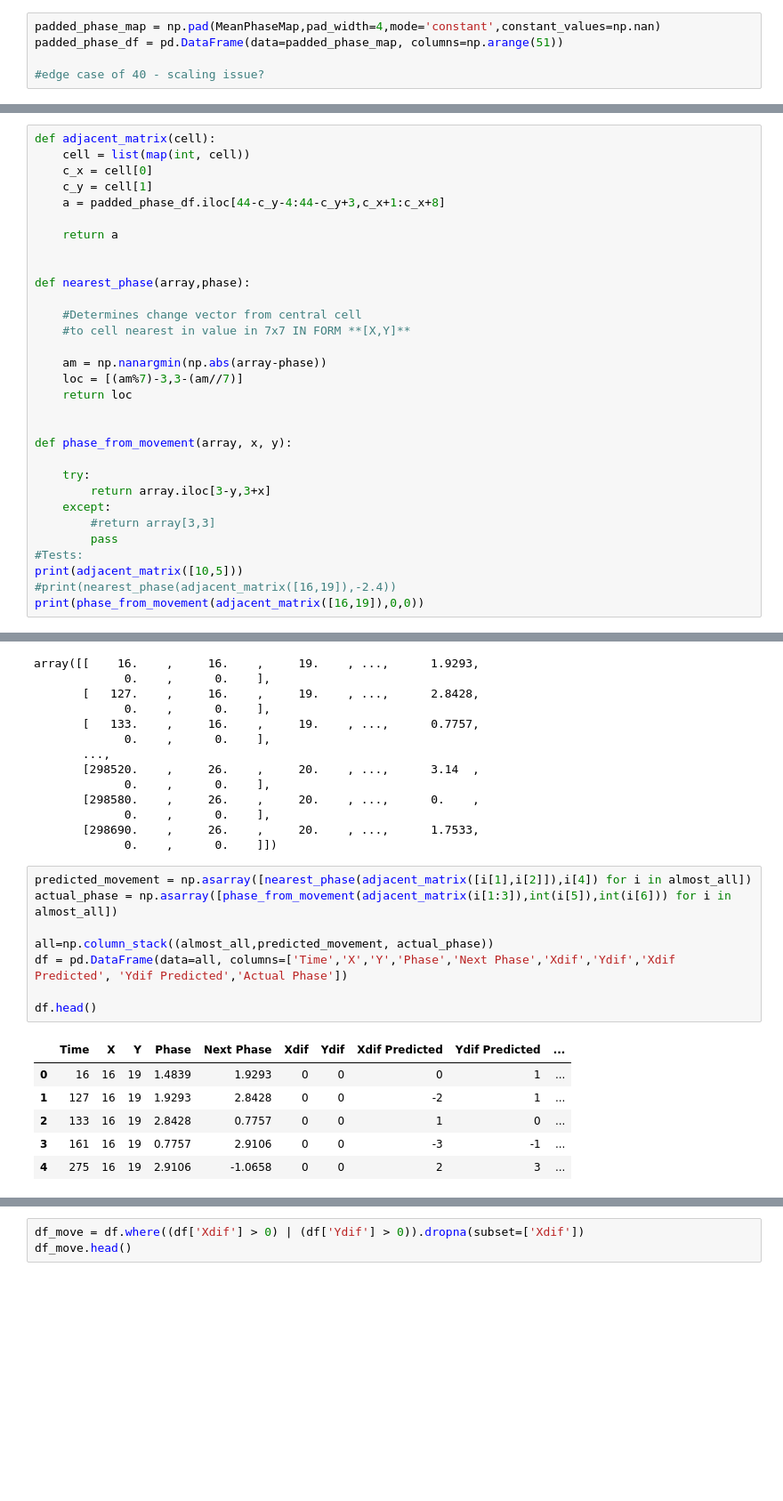
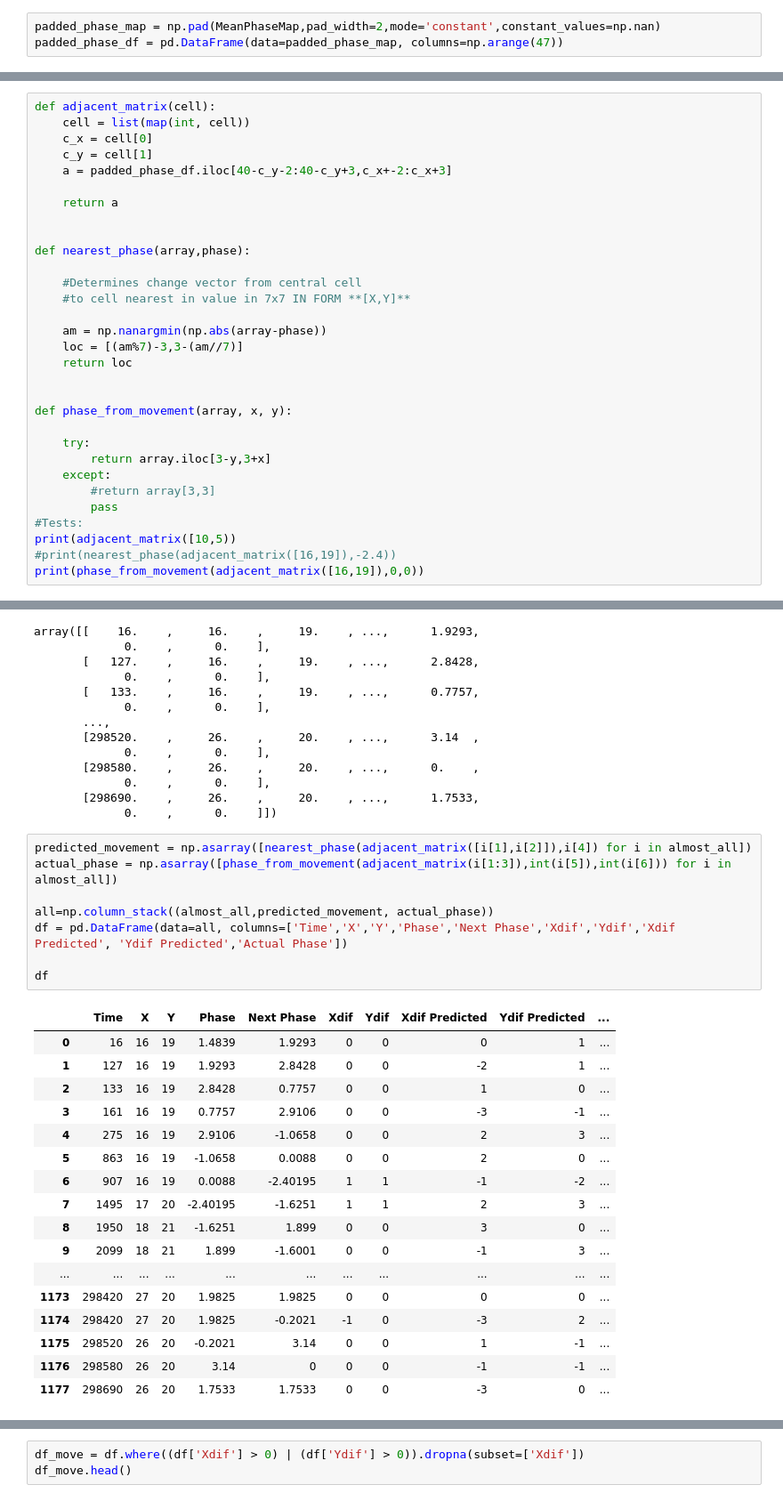
Before and after one commit to DanielHHowell/Grid-Cell, a Jupyter notebook: Grid Cell Phase Main.ipynb, the cells around one changed output, grey strips where cells are left out. Shown at 89% size. Saved outputs shown, nothing was run; the diff lists cells and outputs as text; blank space fills up the shorter version.

```diff
--- a/Grid Cell Phase Main.ipynb
+++ b/Grid Cell Phase Main.ipynb
@@ -180,10 +180,8 @@ phase_df.head()
 | 4 | NaN | -2.8458 | NaN | NaN | NaN | -2.5082 | -2.5082 | NaN | NaN | NaN | ... | ... |
 5 rows × 43 columns
 # %%
-padded_phase_map = np.pad(MeanPhaseMap,pad_width=4,mode='constant',constant_values=np.nan)
-padded_phase_df = pd.DataFrame(data=padded_phase_map, columns=np.arange(51))
-
-#edge case of 40 - scaling issue?
+padded_phase_map = np.pad(MeanPhaseMap,pad_width=2,mode='constant',constant_values=np.nan)
+padded_phase_df = pd.DataFrame(data=padded_phase_map, columns=np.arange(47))
 # %% [markdown]
 ### Adjacent Matrix Function
 
@@ -206,7 +204,7 @@ def adjacent_matrix(cell):
     cell = list(map(int, cell))
     c_x = cell[0]
     c_y = cell[1]
-    a = padded_phase_df.iloc[44-c_y-4:44-c_y+3,c_x+1:c_x+8]
+    a = padded_phase_df.iloc[40-c_y-2:40-c_y+3,c_x+-2:c_x+3]
 
     return a
 
@@ -229,7 +227,7 @@ def phase_from_movement(array, x, y):
         #return array[3,3]
         pass
 #Tests:
-print(adjacent_matrix([10,5]))
+print(adjacent_matrix([10,5))
 #print(nearest_phase(adjacent_matrix([16,19]),-2.4))
 print(phase_from_movement(adjacent_matrix([16,19]),0,0))
 # %% [output]
@@ -274,15 +270,26 @@ array([[    16.    ,     16.    ,     19.    , ...,      1.9293,
 # %%
 predicted_movement = np.asarray([nearest_phase(adjacent_matrix([i[1],i[2]]),i[4]) for i in almost_all])
 actual_phase = np.asarray([phase_from_movement(adjacent_matrix(i[1:3]),int(i[5]),int(i[6])) for i in almost_all])
 
 all=np.column_stack((almost_all,predicted_movement, actual_phase))
 df = pd.DataFrame(data=all, columns=['Time','X','Y','Phase','Next Phase','Xdif','Ydif','Xdif Predicted', 'Ydif Predicted','Actual Phase'])
 
-df.head()
+df
 # %% [output]
 |  | Time | X | Y | Phase | Next Phase | Xdif | Ydif | Xdif Predicted | Ydif Predicted | ... |
 | 0 | 16 | 16 | 19 | 1.4839 | 1.9293 | 0 | 0 | 0 | 1 | ... |
 | 1 | 127 | 16 | 19 | 1.9293 | 2.8428 | 0 | 0 | -2 | 1 | ... |
 | 2 | 133 | 16 | 19 | 2.8428 | 0.7757 | 0 | 0 | 1 | 0 | ... |
 | 3 | 161 | 16 | 19 | 0.7757 | 2.9106 | 0 | 0 | -3 | -1 | ... |
 | 4 | 275 | 16 | 19 | 2.9106 | -1.0658 | 0 | 0 | 2 | 3 | ... |
+| 5 | 863 | 16 | 19 | -1.0658 | 0.0088 | 0 | 0 | 2 | 0 | ... |
+| 6 | 907 | 16 | 19 | 0.0088 | -2.40195 | 1 | 1 | -1 | -2 | ... |
+| 7 | 1495 | 17 | 20 | -2.40195 | -1.6251 | 1 | 1 | 2 | 3 | ... |
+| 8 | 1950 | 18 | 21 | -1.6251 | 1.899 | 0 | 0 | 3 | 0 | ... |
+| 9 | 2099 | 18 | 21 | 1.899 | -1.6001 | 0 | 0 | -1 | 3 | ... |
+| ... | ... | ... | ... | ... | ... | ... | ... | ... | ... | ... |
+| 1173 | 298420 | 27 | 20 | 1.9825 | 1.9825 | 0 | 0 | 0 | 0 | ... |
+| 1174 | 298420 | 27 | 20 | 1.9825 | -0.2021 | -1 | 0 | -3 | 2 | ... |
+| 1175 | 298520 | 26 | 20 | -0.2021 | 3.14 | 0 | 0 | 1 | -1 | ... |
+| 1176 | 298580 | 26 | 20 | 3.14 | 0 | 0 | 0 | -1 | -1 | ... |
+| 1177 | 298690 | 26 | 20 | 1.7533 | 1.7533 | 0 | 0 | -3 | 0 | ... |
```
Also changed, not shown: parts of 8 cells of this notebook, 2 other files.
